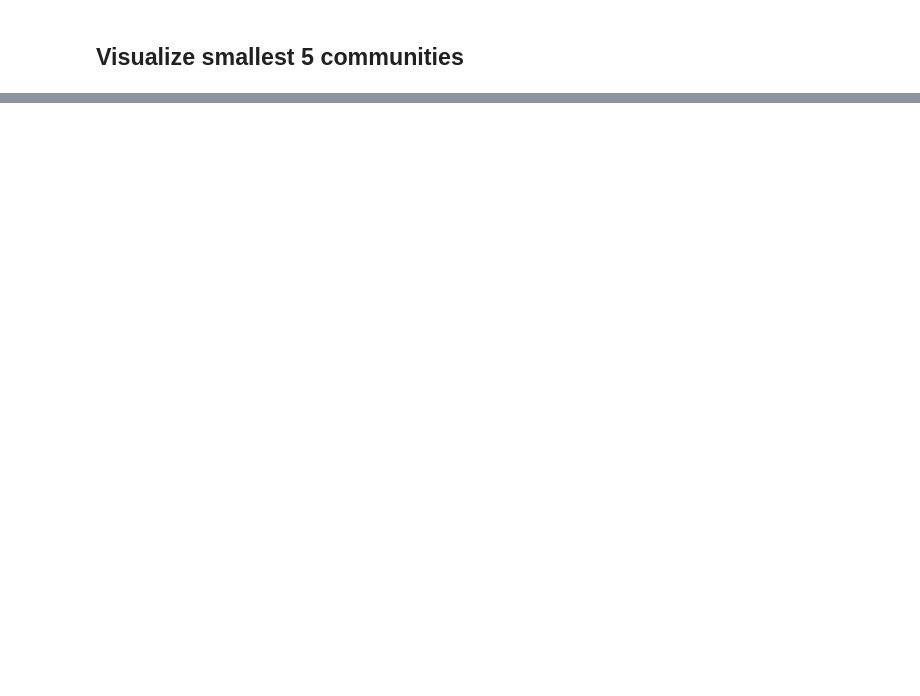
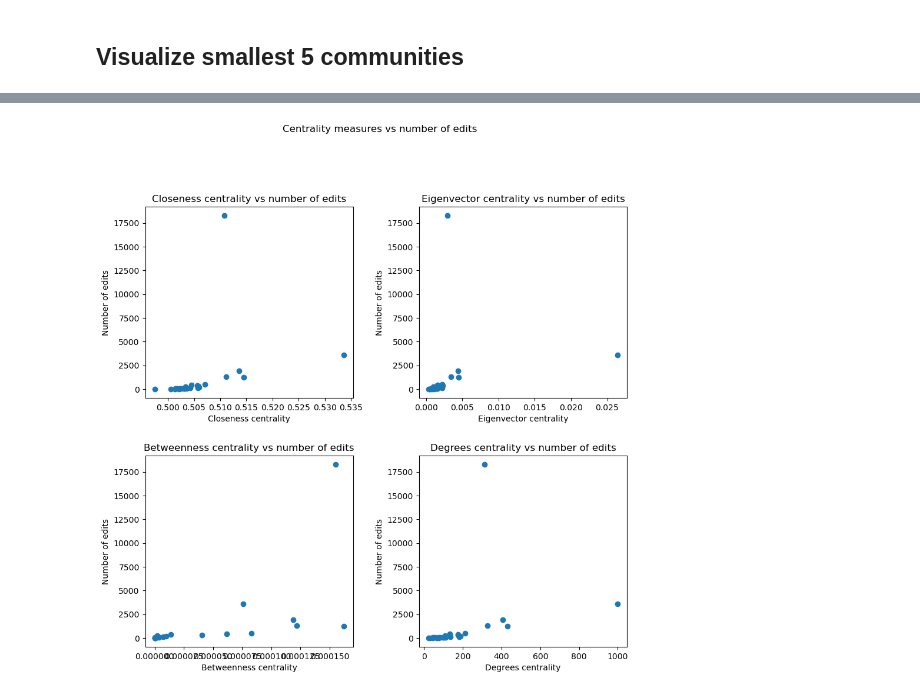
Before and after one commit to dariokueffer/Project-Network-Science-HS24, a Jupyter notebook: analysis_communities.ipynb, the cells around one changed output, grey strips where cells are left out. Cells and saved outputs as stored; diff of their text form; code cells hidden in the pictures; blank space fills up the shorter version.

```diff
--- a/analysis_communities.ipynb
+++ b/analysis_communities.ipynb
@@ -167,0 +417,29 @@ count of community_bool_filter True values: 5
+# %%
+# plot centrality measures against number of edits for each community
+
+fig, axs = plt.subplots(2, 2, figsize=(10, 10))
+fig.suptitle('Centrality measures vs number of edits')
+fig.tight_layout(pad=5.0)
+
+for i, centrality in enumerate([community_closeness, community_eigenvector]):
+    ax = axs[0][i]
+    chart_title = 'Closeness' if i == 0 else 'Eigenvector'
+    x = [np.mean(centrality[community]) for community in centrality.keys()]
+    y = [np.sum(community_nodes_nb_edits[community]) for community in centrality.keys()]
+    labels = [f'{community}' for community in centrality.keys()]
+    ax.scatter(x, y)
+    ax.set_title(f'{chart_title} centrality vs number of edits')
+    ax.set_ylabel('Number of edits')
+    ax.set_xlabel(f'{chart_title} centrality')
+
+for i, centrality in enumerate([community_betweenness, community_degrees]):
+    ax = axs[1][i]
+    chart_title = 'Betweenness' if i == 0 else 'Degrees'
+    x = [np.mean(centrality[community]) for community in centrality.keys()]
+    y = [np.sum(community_nodes_nb_edits[community]) for community in centrality.keys()]
+    ax.scatter(x, y)
+    ax.set_title(f'{chart_title} centrality vs number of edits')
+    ax.set_ylabel('Number of edits')
+    ax.set_xlabel(f'{chart_title} centrality')
+# %% [output]
+[figure, added]
```
Also changed, not shown: parts of 22 cells of this notebook, 3 other files.
